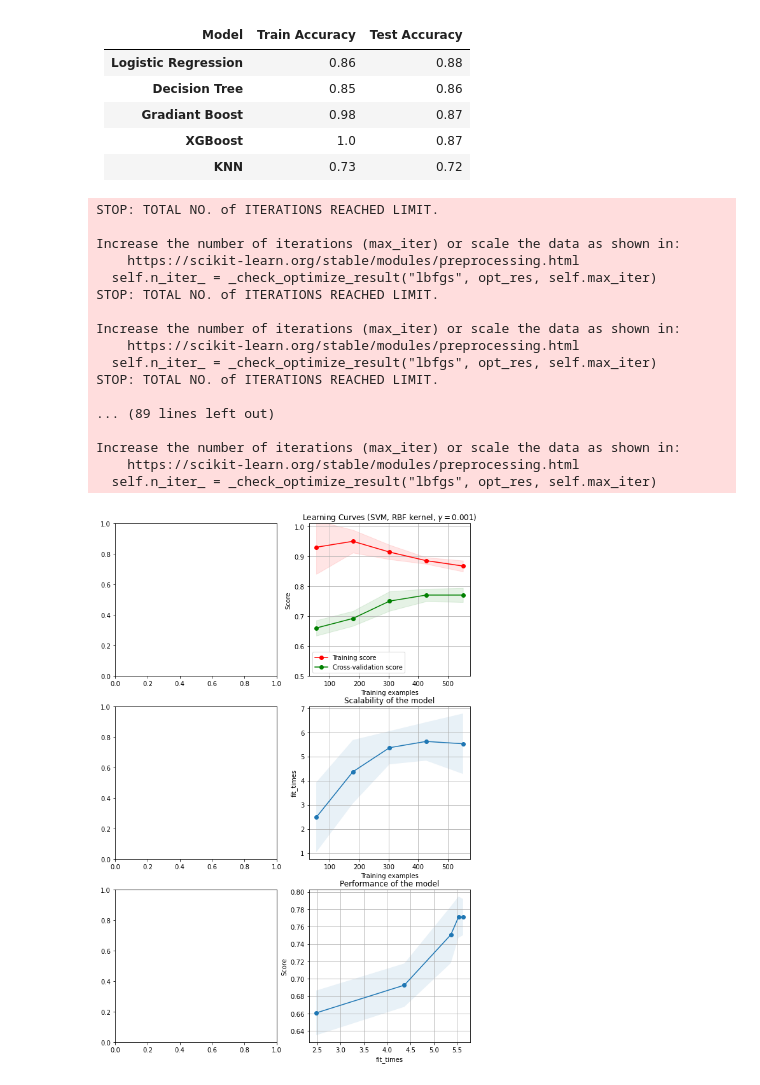
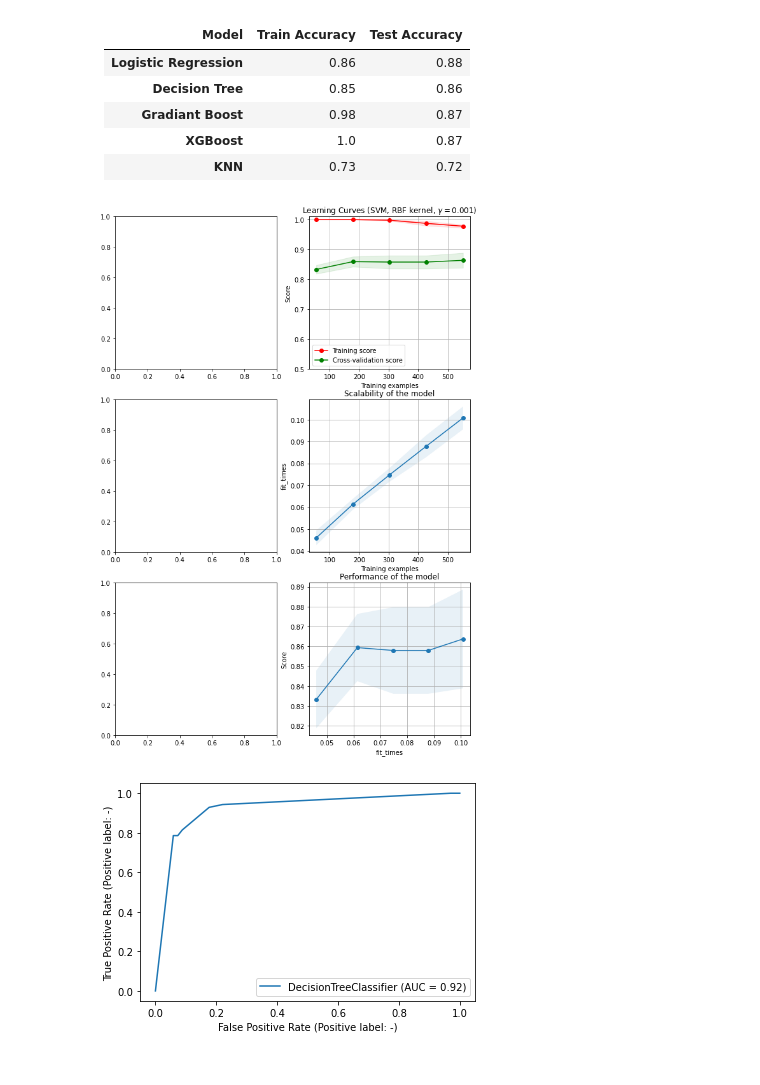
Before and after one commit to bryanliu94/CS7641_Machine_Learning, a Jupyter notebook: creditcard-approval.ipynb, the cells around one changed output. Saved outputs shown, nothing was run; the diff lists cells and outputs as text; code cells hidden in the pictures.

```diff
--- a/creditcard-approval.ipynb
+++ b/creditcard-approval.ipynb
@@ -450,7 +398,8 @@ df.head()
 # %%
 # Separate target from features
 y = df['P']
-features = df.drop(['P'], axis=1)
+features = df
+features = features.drop(['P'], axis=1)
 # Preview features
 features.head()
 # %% [output]
@@ -745,49 +767,40 @@ fig, axes = plt.subplots(3, 2, figsize=(10, 15))
 
 # X, y = load_digits(return_X_y=True)
 
 # title = "Learning Curves (Naive Bayes)"
 # # Cross validation with 50 iterations to get smoother mean test and train
 # # score curves, each time with 20% data randomly selected as a validation set.
 # cv = ShuffleSplit(n_splits=50, test_size=0.2, random_state=0)
 
 # estimator = GaussianNB()
 # plot_learning_curve(
 #     estimator,
 #     title,
 #     X,
 #     y,
 #     axes=axes[:, 0],
 #     ylim=(0.7, 1.01),
 #     cv=cv,
 #     n_jobs=4,
 #     scoring="accuracy",
 # )
 
 title = r"Learning Curves (SVM, RBF kernel, $\gamma=0.001$)"
 # SVC is more expensive so we do a lower number of CV iterations:
 cv = ShuffleSplit(n_splits=5, test_size=0.2, random_state=0)
-estimator = mlp_clf
+estimator = DecisionTreeClassifier(random_state=0, ccp_alpha=0.00553785)
+estimator = GradientBoostingClassifier(random_state=0)
+
 plot_learning_curve(
     estimator, title, X, y, axes=axes[:, 1], ylim=(0.5, 1.01), cv=cv, n_jobs=4
 )
 
 plt.show()
 # %% [output]
-STOP: TOTAL NO. of ITERATIONS REACHED LIMIT.
-
-Increase the number of iterations (max_iter) or scale the data as shown in:
-    https://scikit-learn.org/stable/modules/preprocessing.html
-  self.n_iter_ = _check_optimize_result("lbfgs", opt_res, self.max_iter)
-STOP: TOTAL NO. of ITERATIONS REACHED LIMIT.
-
-Increase the number of iterations (max_iter) or scale the data as shown in:
-    https://scikit-learn.org/stable/modules/preprocessing.html
-  self.n_iter_ = _check_optimize_result("lbfgs", opt_res, self.max_iter)
-STOP: TOTAL NO. of ITERATIONS REACHED LIMIT.
-
-... (89 lines left out)
-
-Increase the number of iterations (max_iter) or scale the data as shown in:
-    https://scikit-learn.org/stable/modules/preprocessing.html
-  self.n_iter_ = _check_optimize_result("lbfgs", opt_res, self.max_iter)
-[figure, old version]
+[figure, new version]
+# %%
+estimator.fit(xTrain, yTrain)
+svc_disp = plot_roc_curve(estimator, xTest, yTest)
+plt.show()
+# %% [output]
+[figure, added]
```
Also changed, not shown: parts of 16 cells of this notebook, 1 other file.
